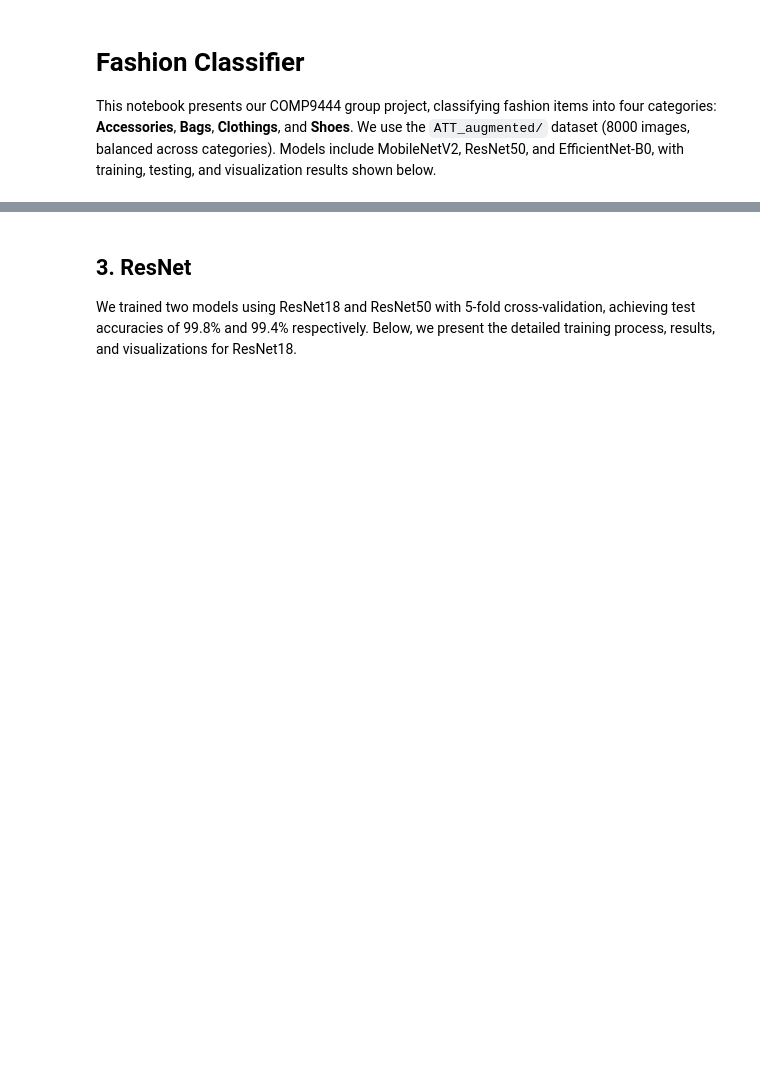
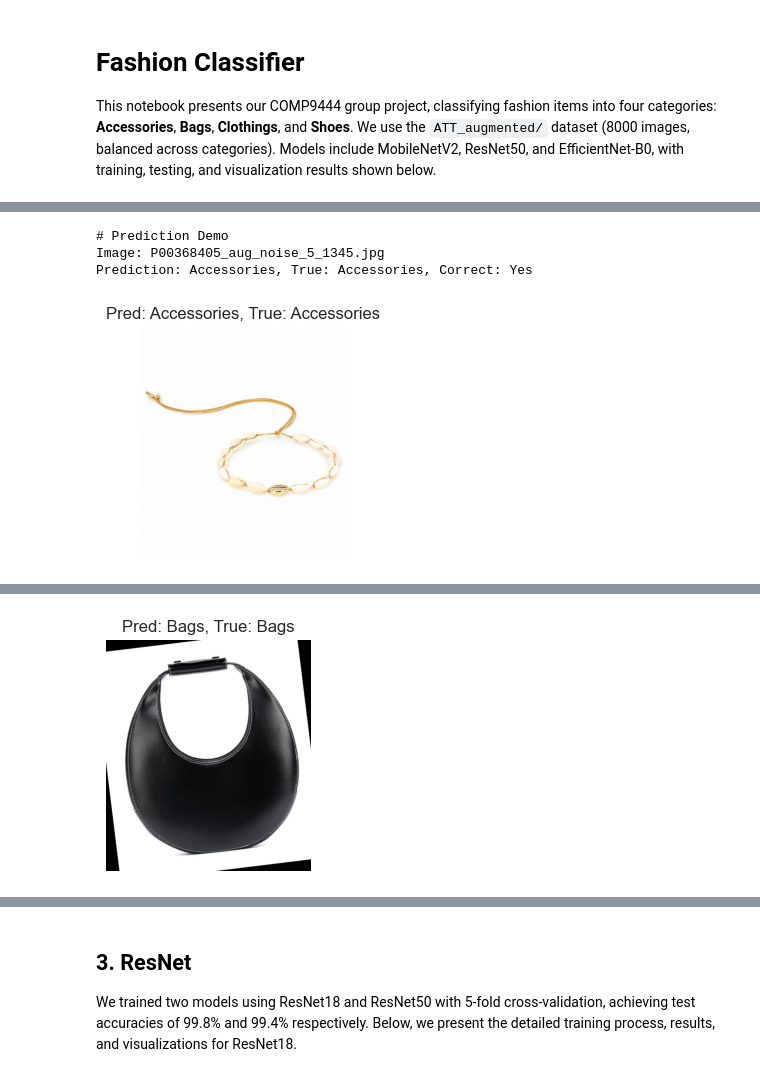
Before and after one commit to Aaron-YuchengZhu/fashion-classifier, a Jupyter notebook: notebooks/fashion_classifier.ipynb, the cells around one changed output, grey strips where cells are left out. Saved outputs shown, nothing was run; the diff lists cells and outputs as text; code cells hidden in the pictures; blank space fills up the shorter version.

```diff
--- a/notebooks/fashion_classifier.ipynb
+++ b/notebooks/fashion_classifier.ipynb
@@ -109 +1157,16 @@ Average Val Loss: 0.0686
+# %%
+# Metrics
+cm = confusion_matrix(true_labels, pred_labels, labels=categories)
+precision, recall, f1, _ = precision_recall_fscore_support(true_labels, pred_labels, average=None)
+overall_f1 = precision_recall_fscore_support(true_labels, pred_labels, average='weighted')[2]
+accuracy = np.sum(np.diag(cm)) / np.sum(cm) * 100
+
+# Print results
+print("\nTest Results")
+print(f"{'Category':<12} {'Accuracy (%)':<12} {'Precision':<10} {'Recall':<10} {'F1 Score':<10}")
+print("-" * 54)
+for i, cat in enumerate(categories):
+    acc = 100 * cm[i,i] / cm[i,:].sum() if cm[i,:].sum() > 0 else 0
+    print(f"{cat:<12} {acc:<12.2f} {precision[i]:<10.2f} {recall[i]:<10.2f} {f1[i]:<10.2f}")
+print(f"{'Overall':<12} {accuracy:<12.2f} {'-':<10} {'-':<10} {overall_f1:<10.2f}")
 # %% [markdown]
@@ -143,0 +1200,64 @@ MobileNetV2 achieved **99.6% accuracy** across 5 test runs (100 images each). Th
+# %%
+import torch
+from torchvision import models, transforms
+from PIL import Image
+import os
+import random
+import matplotlib.pyplot as plt
+%matplotlib inline
+
+def predict_demo(model_path, data_dir, transform, device, label_map):
+    model = models.mobilenet_v2(weights=None)
+    num_ftrs = model.classifier[1].in_features
+    model.classifier[1] = torch.nn.Linear(num_ftrs, 4)
+    model.load_state_dict(torch.load(model_path, weights_only=True))
+    model = model.to(device)
+    model.eval()
+
+    categories = ['Accessories', 'Bags', 'Clothings', 'Shoes']
+    demo_paths = []
+    for cat in categories:
+        folder = os.path.join(data_dir, cat)
+        imgs = [f for f in os.listdir(folder) if f.lower().endswith(('.jpg', '.jpeg', '.png'))]
+        demo_paths.append(os.path.join(folder, random.choice(imgs)))
+
+    print("\n# Prediction Demo")
+    for img_path, true_label in zip(demo_paths, categories):
+        image = Image.open(img_path).convert('RGB')
+        image_tensor = transform(image).unsqueeze(0).to(device)
+        with torch.no_grad():
+            output = model(image_tensor)
+            _, predicted = torch.max(output, 1)
+            predicted_label = label_map[predicted.item()]
+        correct = predicted_label == true_label
+        print(f"Image: {os.path.basename(img_path)}")
+        print(f"Prediction: {predicted_label}, True: {true_label}, Correct: {'Yes' if correct else 'No'}")
+        plt.figure(figsize=(3, 3))
+        plt.imshow(image)
+        plt.title(f"Pred: {predicted_label}, True: {true_label}")
+        plt.axis('off')
+        plt.show()
+
+# Call
+base_dir = '/Users/i/Downloads/COMP9444/Group Project/Datasets'
+data_dir = os.path.join(base_dir, 'ATT_augmented')
+device = torch.device('mps' if torch.backends.mps.is_available() else 'cpu')
+label_map = {0: 'Accessories', 1: 'Bags', 2: 'Clothings', 3: 'Shoes'}
+transform = transforms.Compose([
+    transforms.Resize((224, 224)),
+    transforms.ToTensor(),
+    transforms.Normalize(mean=[0.485, 0.456, 0.406], std=[0.229, 0.224, 0.225])
+])
+
+predict_demo(
+    model_path=os.path.join(base_dir, 'models', 'mobilenet_v2_fold5.pth'),  # Use fold5
+    data_dir=data_dir,
+    transform=transform,
+    device=device,
+    label_map=label_map
+)
+# %% [output]
+# Prediction Demo
+Image: P00368405_aug_noise_5_1345.jpg
+Prediction: Accessories, True: Accessories, Correct: Yes
+[figure, added]
@@ -143,0 +1266 @@ MobileNetV2 achieved **99.6% accuracy** across 5 test runs (100 images each). Th
+[figure, added]
```
Also changed, not shown: parts of 83 cells of this notebook, 10 other files.
